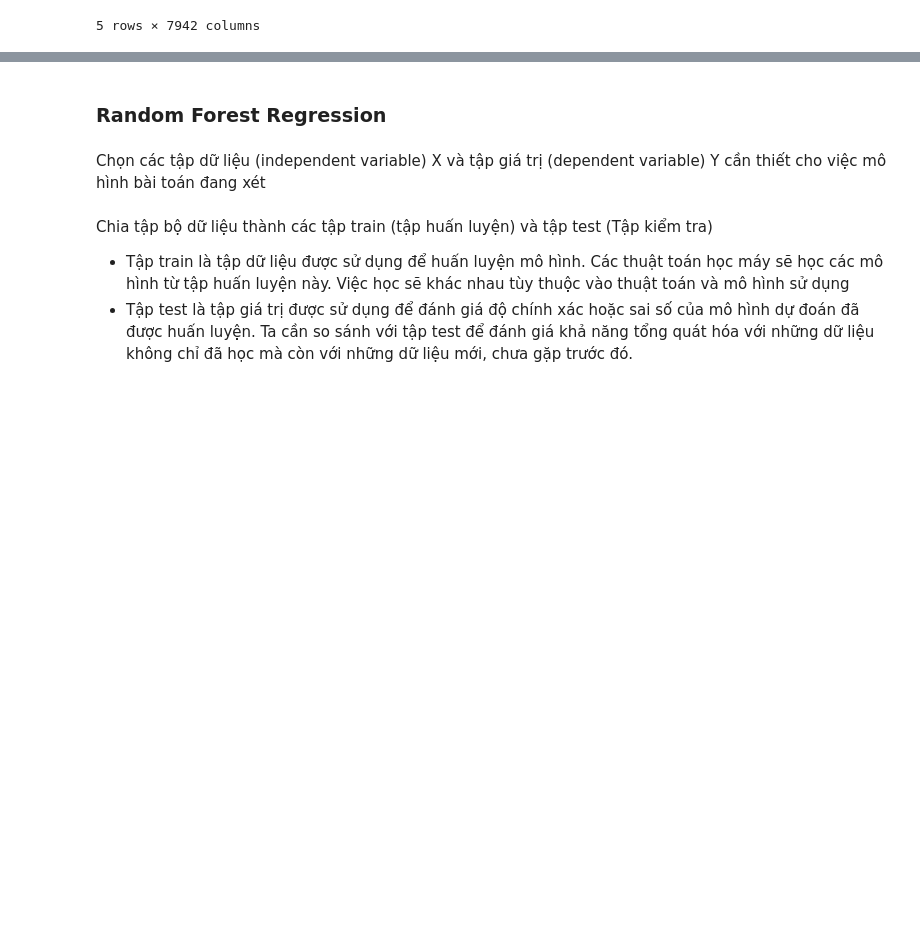
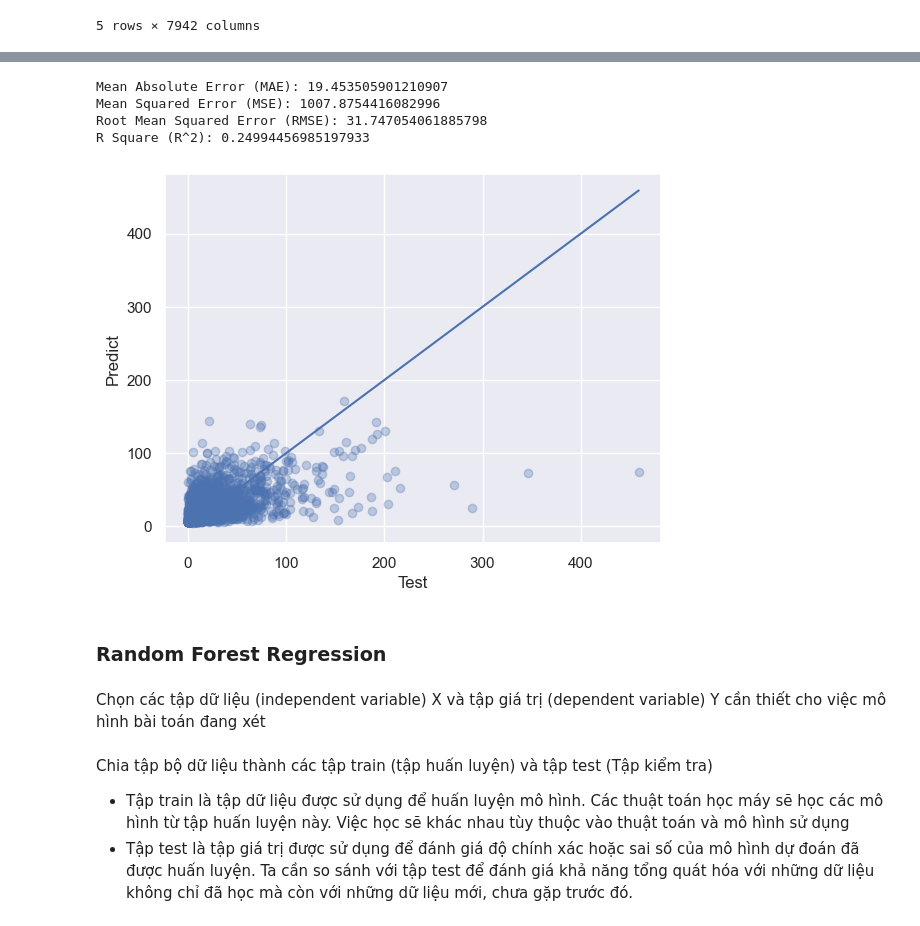
Before and after one commit to HoangPhuc0304/NMKHDL-2022, a Jupyter notebook: Data_Modeling.ipynb, the cells around one changed output, grey strips where cells are left out. Drawn from its saved outputs; the diff is of its cells as text; code cells hidden in the pictures; blank space fills up the shorter version.

```diff
--- a/Data_Modeling.ipynb
+++ b/Data_Modeling.ipynb
@@ -164,0 +176,8 @@ application_df.head()
+# %%
+sc=StandardScaler()
+X_train[['salary','companySize','approvedOn']] = sc.fit_transform(X_train[['salary','companySize','approvedOn']])
+X_test[['salary','companySize','approvedOn']] = sc.fit_transform(X_test[['salary','companySize','approvedOn']])
+# %%
+mlpregressor = MLPRegressor(hidden_layer_sizes=(256, 512, 512, 256, ),random_state=0, max_iter=500, early_stopping=True, verbose=1)
+
+model = mlpregressor.fit(X_train,y_train)
@@ -165,3 +202,29 @@ application_df.head()
+# %%
+Y_pred = model.predict(X_test)
+
+# MAE (Mean Absolute Error)
+print('Mean Absolute Error (MAE):', mean_absolute_error(y_test, Y_pred))
+# MSE (Mean Square Error)
+print('Mean Squared Error (MSE):', mean_squared_error(y_test, Y_pred))
+# RMSE (Root Mean Square Error)
+print('Root Mean Squared Error (RMSE):', np.sqrt(mean_squared_error(y_test, Y_pred)))
+#R Square
+print('R Square (R^2):', r2_score(y_test,Y_pred))
+# %% [output]
+Mean Absolute Error (MAE): 19.453505901210907
+Mean Squared Error (MSE): 1007.8754416082996
+Root Mean Squared Error (RMSE): 31.747054061885798
+R Square (R^2): 0.24994456985197933
+# %%
+myMax = max(max(y_test),max(Y_pred))
+# %%
+plt.scatter(y_test,Y_pred,alpha = 0.3)
+plt.xlabel('Test')
+plt.ylabel('Predict')
+plt.plot([0,myMax],[0,myMax])
+plt.show()
+# %% [output]
+[figure, added]
 # %% [markdown]
 ### Random Forest Regression
 # %% [markdown]
```
Also changed, not shown: parts of 8 cells of this notebook.
